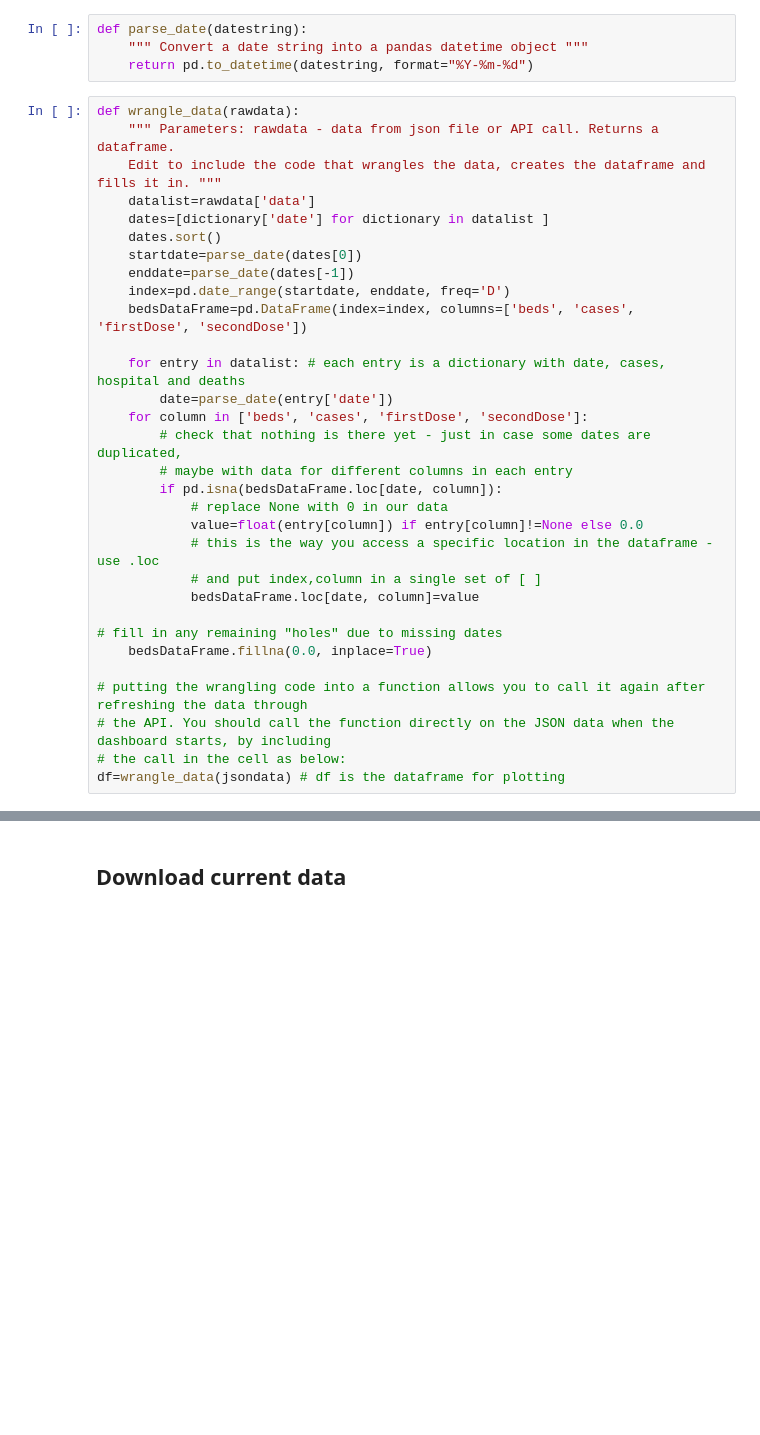
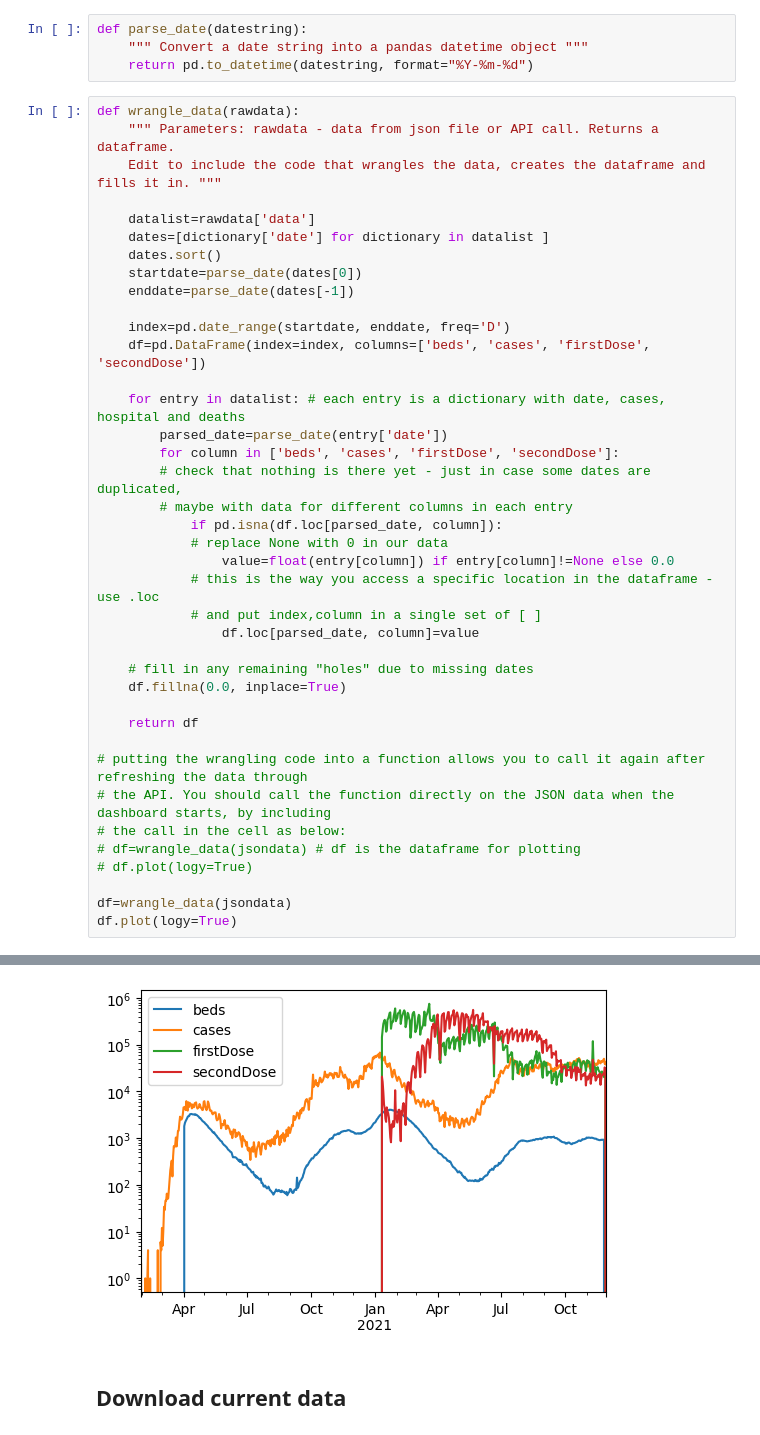
Before and after one commit to jmdwrntn/uk-covid19-dashboard, a Jupyter notebook: Dashboard.ipynb, the cells around one changed output, grey strips where cells are left out. Drawn from its saved outputs; the diff is of its cells as text; blank space fills up the shorter version.

```diff
--- a/Dashboard.ipynb
+++ b/Dashboard.ipynb
@@ -39,30 +39,39 @@ def parse_date(datestring):
 def wrangle_data(rawdata):
     """ Parameters: rawdata - data from json file or API call. Returns a dataframe.
     Edit to include the code that wrangles the data, creates the dataframe and fills it in. """
+
     datalist=rawdata['data']
     dates=[dictionary['date'] for dictionary in datalist ]
     dates.sort()
     startdate=parse_date(dates[0])
     enddate=parse_date(dates[-1])
+
     index=pd.date_range(startdate, enddate, freq='D')
-    bedsDataFrame=pd.DataFrame(index=index, columns=['beds', 'cases', 'firstDose', 'secondDose'])
+    df=pd.DataFrame(index=index, columns=['beds', 'cases', 'firstDose', 'secondDose'])
 
     for entry in datalist: # each entry is a dictionary with date, cases, hospital and deaths
-        date=parse_date(entry['date'])
-    for column in ['beds', 'cases', 'firstDose', 'secondDose']:
+        parsed_date=parse_date(entry['date'])
+        for column in ['beds', 'cases', 'firstDose', 'secondDose']:
         # check that nothing is there yet - just in case some dates are duplicated,
         # maybe with data for different columns in each entry
-        if pd.isna(bedsDataFrame.loc[date, column]):
+            if pd.isna(df.loc[parsed_date, column]):
             # replace None with 0 in our data
-            value=float(entry[column]) if entry[column]!=None else 0.0
+                value=float(entry[column]) if entry[column]!=None else 0.0
             # this is the way you access a specific location in the dataframe - use .loc
             # and put index,column in a single set of [ ]
-            bedsDataFrame.loc[date, column]=value
+                df.loc[parsed_date, column]=value
 
-# fill in any remaining "holes" due to missing dates
-    bedsDataFrame.fillna(0.0, inplace=True)
+    # fill in any remaining "holes" due to missing dates
+    df.fillna(0.0, inplace=True)
+
+    return df
 
 # putting the wrangling code into a function allows you to call it again after refreshing the data through
 # the API. You should call the function directly on the JSON data when the dashboard starts, by including
 # the call in the cell as below:
-df=wrangle_data(jsondata) # df is the dataframe for plotting
+# df=wrangle_data(jsondata) # df is the dataframe for plotting
+# df.plot(logy=True)
+
+df=wrangle_data(jsondata)
+df.plot(logy=True)
+# %% [output]
@@ -69,3 +79,4 @@ df=wrangle_data(jsondata) # df is the dataframe for plotting
+[figure, added]
 # %% [markdown]
 ## Download current data
 # %% [markdown]
```
Also changed, not shown: parts of 4 cells of this notebook, 3 other files.
